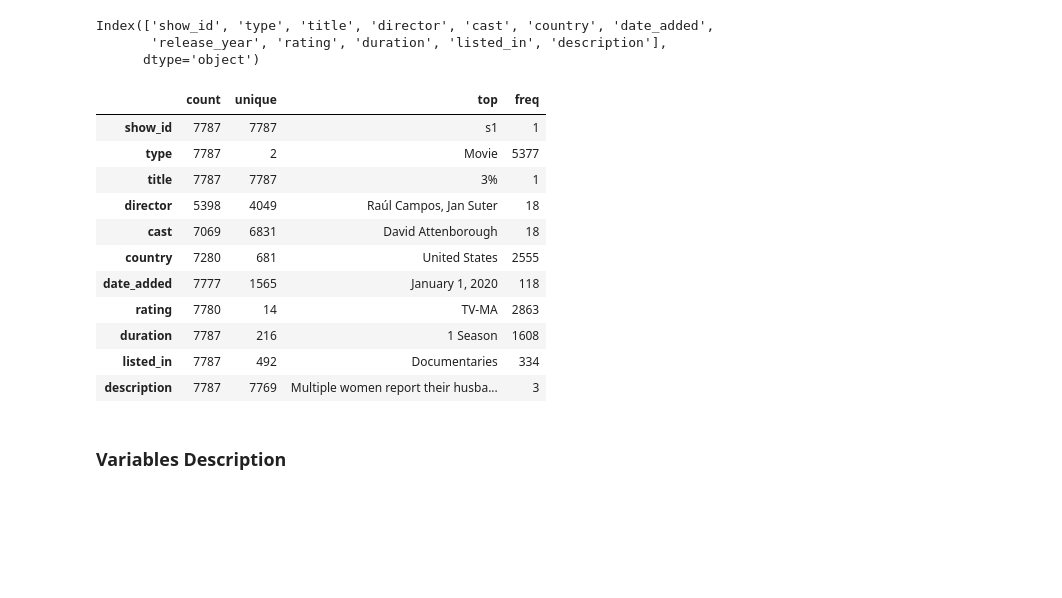
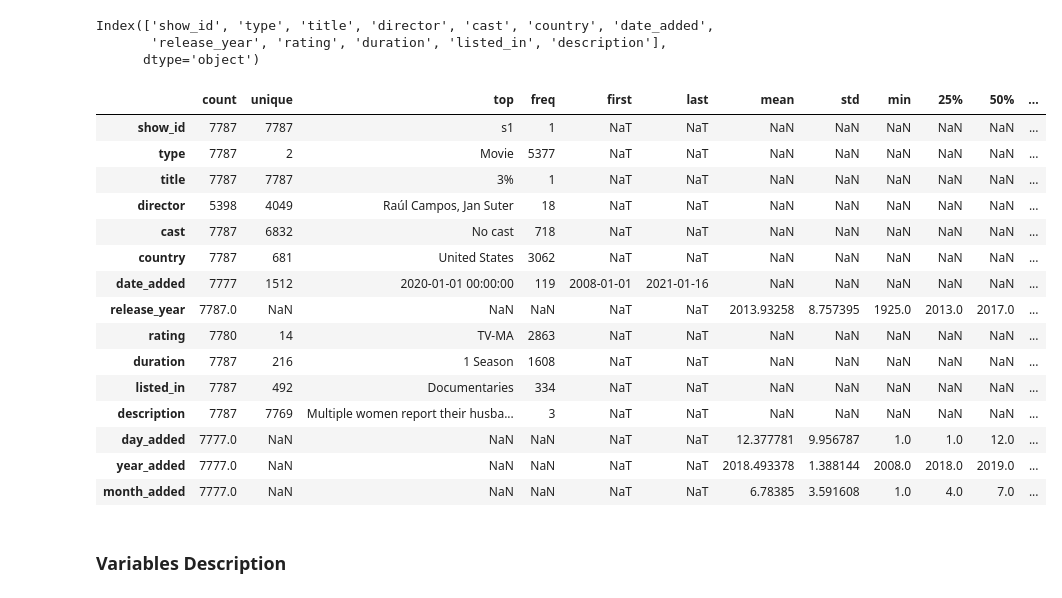
Before and after one commit to treasure823/Netflix-Movies-and-TV-Shows-Clustering-Unsupervised-Machine-Learning, a Jupyter notebook: Netflix_Movies_and_TV_Shows_Clustering_Unsupervised_Machine_Learning_Capstone_4_Project.ipynb, the cells around one changed output. Cells and saved outputs as stored; diff of their text form; code cells hidden in the pictures; blank space fills up the shorter version.

```diff
--- a/Netflix_Movies_and_TV_Shows_Clustering_Unsupervised_Machine_Learning_Capstone_4_Project.ipynb
+++ b/Netflix_Movies_and_TV_Shows_Clustering_Unsupervised_Machine_Learning_Capstone_4_Project.ipynb
@@ -318,20 +323,24 @@ Index(['show_id', 'type', 'title', 'director', 'cast', 'country', 'date_added',
       dtype='object')
 # %%
 # Dataset Describe
-df.describe(include = 'O').T
+df.describe(include = 'all').T
 # %% [output]
-|  | count | unique | top | freq |
-| show_id | 7787 | 7787 | s1 | 1 |
-| type | 7787 | 2 | Movie | 5377 |
-| title | 7787 | 7787 | 3% | 1 |
-| director | 5398 | 4049 | Raúl Campos, Jan Suter | 18 |
-| cast | 7069 | 6831 | David Attenborough | 18 |
-| country | 7280 | 681 | United States | 2555 |
-| date_added | 7777 | 1565 | January 1, 2020 | 118 |
-| rating | 7780 | 14 | TV-MA | 2863 |
-| duration | 7787 | 216 | 1 Season | 1608 |
-| listed_in | 7787 | 492 | Documentaries | 334 |
-| description | 7787 | 7769 | Multiple women report their husba... | 3 |
+|  | count | unique | top | freq | first | last | mean | std | min | 25% | 50% | ... |
+| show_id | 7787 | 7787 | s1 | 1 | NaT | NaT | NaN | NaN | NaN | NaN | NaN | ... |
+| type | 7787 | 2 | Movie | 5377 | NaT | NaT | NaN | NaN | NaN | NaN | NaN | ... |
+| title | 7787 | 7787 | 3% | 1 | NaT | NaT | NaN | NaN | NaN | NaN | NaN | ... |
+| director | 5398 | 4049 | Raúl Campos, Jan Suter | 18 | NaT | NaT | NaN | NaN | NaN | NaN | NaN | ... |
+| cast | 7787 | 6832 | No cast | 718 | NaT | NaT | NaN | NaN | NaN | NaN | NaN | ... |
+| country | 7787 | 681 | United States | 3062 | NaT | NaT | NaN | NaN | NaN | NaN | NaN | ... |
+| date_added | 7777 | 1512 | 2020-01-01 00:00:00 | 119 | 2008-01-01 | 2021-01-16 | NaN | NaN | NaN | NaN | NaN | ... |
+| release_year | 7787.0 | NaN | NaN | NaN | NaT | NaT | 2013.93258 | 8.757395 | 1925.0 | 2013.0 | 2017.0 | ... |
+| rating | 7780 | 14 | TV-MA | 2863 | NaT | NaT | NaN | NaN | NaN | NaN | NaN | ... |
+| duration | 7787 | 216 | 1 Season | 1608 | NaT | NaT | NaN | NaN | NaN | NaN | NaN | ... |
+| listed_in | 7787 | 492 | Documentaries | 334 | NaT | NaT | NaN | NaN | NaN | NaN | NaN | ... |
+| description | 7787 | 7769 | Multiple women report their husba... | 3 | NaT | NaT | NaN | NaN | NaN | NaN | NaN | ... |
+| day_added | 7777.0 | NaN | NaN | NaN | NaT | NaT | 12.377781 | 9.956787 | 1.0 | 1.0 | 12.0 | ... |
+| year_added | 7777.0 | NaN | NaN | NaN | NaT | NaT | 2018.493378 | 1.388144 | 2008.0 | 2018.0 | 2019.0 | ... |
+| month_added | 7777.0 | NaN | NaN | NaN | NaT | NaT | 6.78385 | 3.591608 | 1.0 | 4.0 | 7.0 | ... |
 # %% [markdown]
 ### Variables Description
 # %% [markdown]
```
Also changed, not shown: parts of 5 cells of this notebook.
